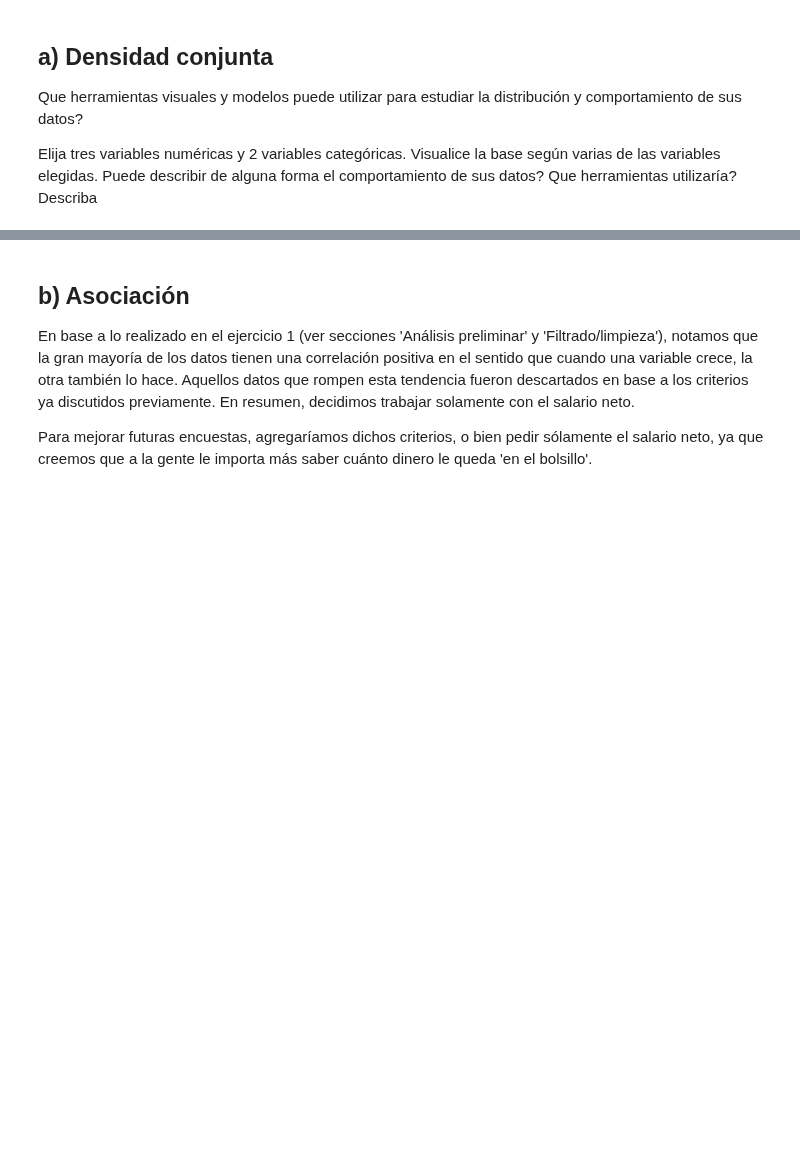
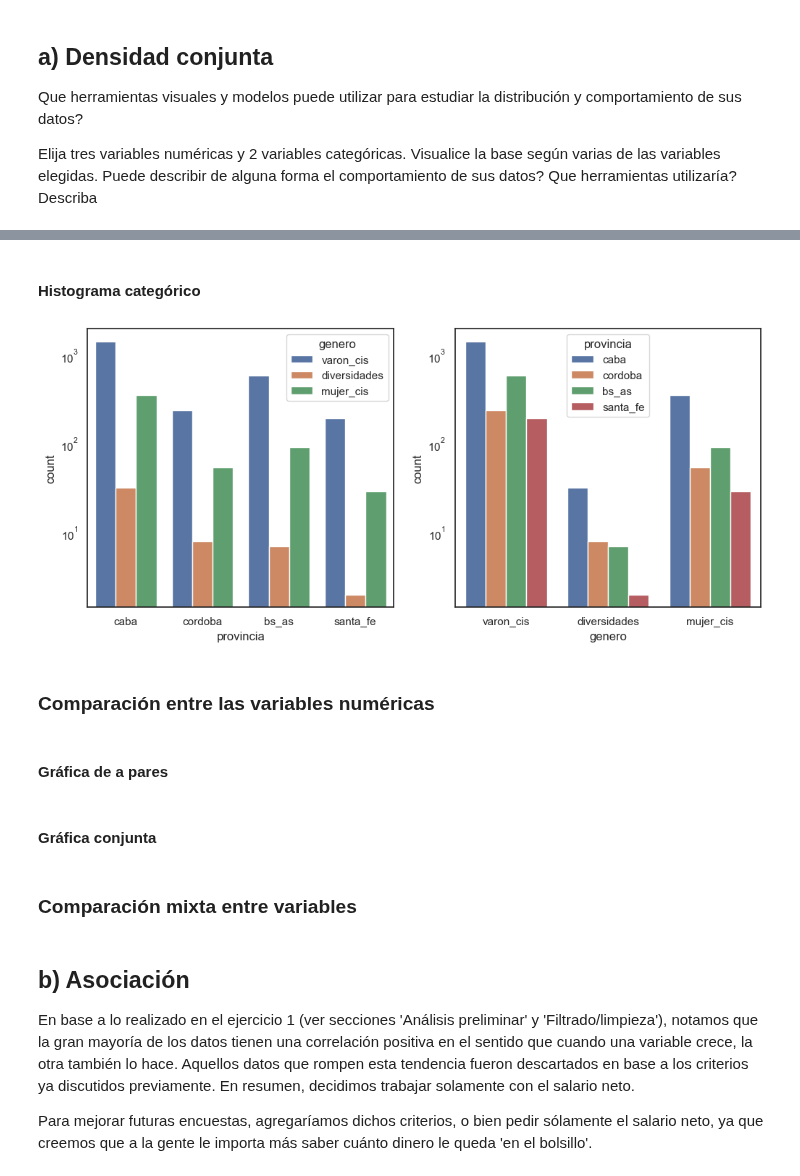
Before and after one commit to Cheva94/Diplo_G22, a Jupyter notebook: AyVD/resolucion_AyVD_parte1.ipynb, the cells around one changed output, grey strips where cells are left out. Cells and saved outputs as stored; diff of their text form; code cells hidden in the pictures; blank space fills up the shorter version.

```diff
--- a/AyVD/resolucion_AyVD_parte1.ipynb
+++ b/AyVD/resolucion_AyVD_parte1.ipynb
@@ -471,3 +646,24 @@ Elija tres variables numéricas y 2 variables categóricas. Visualice la base se
+# %% [markdown]
+#### Histograma categórico
+# %%
+fig, axs = plt.subplots(1, 2, figsize=(12, 5))
+sns.countplot(x= df_dc.provincia, hue=df_dc.genero, ax=axs[0])
+sns.countplot(x= df_dc.genero, hue=df_dc.provincia, ax=axs[1])
+
+axs[0].set_yscale("log")
+axs[1].set_yscale("log")
+
+plt.show()
+# %% [output]
+[figure, added]
+# %% [markdown]
+### Comparación entre las variables numéricas
+# %% [markdown]
+#### Gráfica de a pares
+# %% [markdown]
+#### Gráfica conjunta
+# %% [markdown]
+### Comparación mixta entre variables
 # %% [markdown]
 ## b) Asociación
 
```
Also changed, not shown: parts of 23 cells of this notebook.
